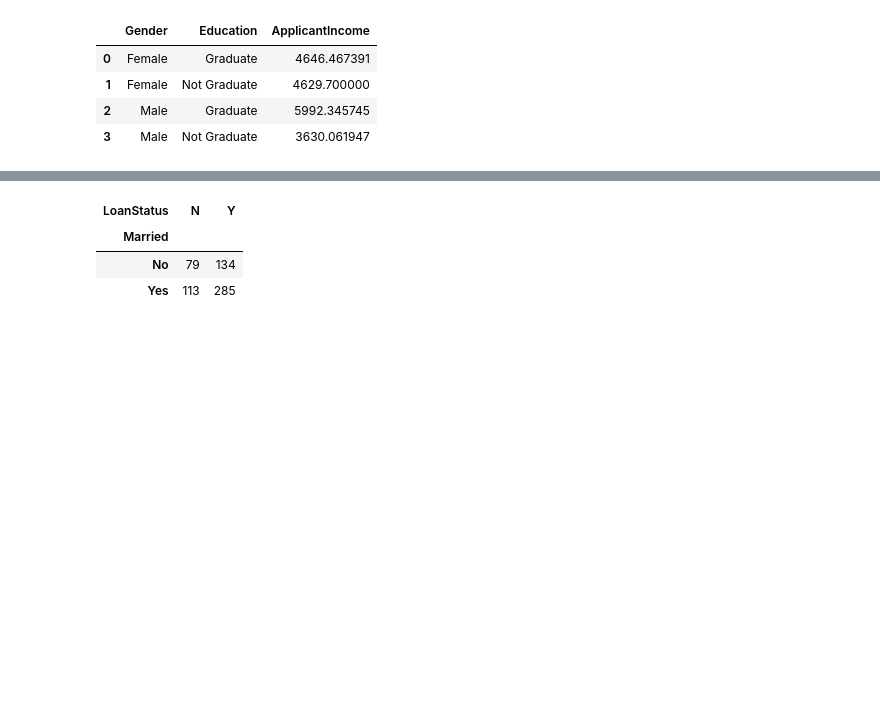
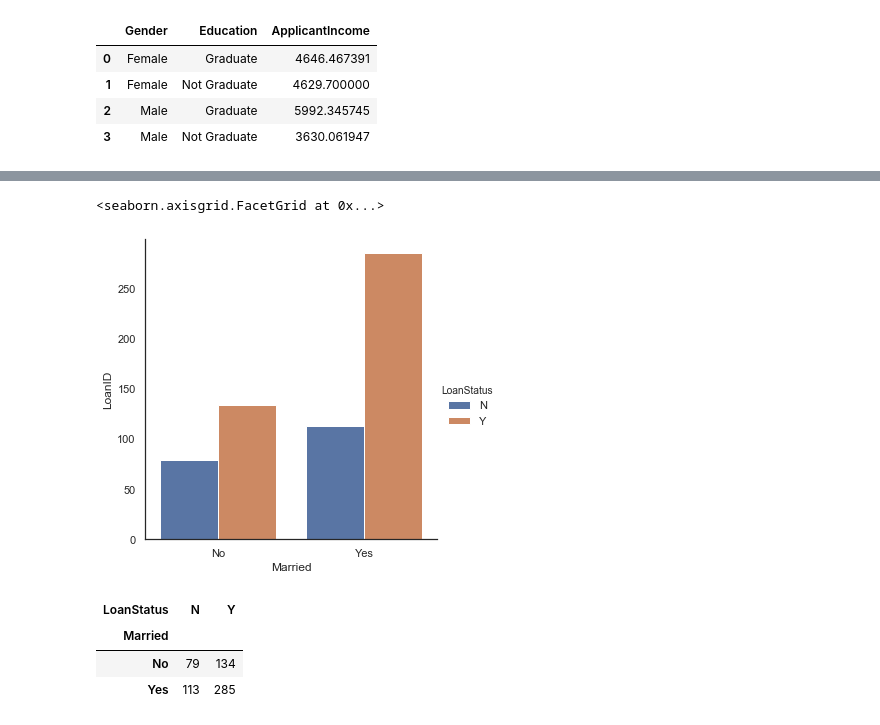
Before and after one commit to SaiPrathek/DS_01_MAY_2020, a Jupyter notebook: loan/loan_prediction.ipynb, the cells around one changed output, grey strips where cells are left out. Cells and saved outputs as stored; diff of their text form; code cells hidden in the pictures; blank space fills up the shorter version.

```diff
--- a/loan/loan_prediction.ipynb
+++ b/loan/loan_prediction.ipynb
@@ -364,7 +372,6 @@ train.groupby(['Gender','Education'], as_index=False)['ApplicantIncome'].mean()
 | 3 | Male | Not Graduate | 3630.061947 |
 # %%
 d = train.groupby(by=["LoanStatus","Married"], as_index=False)['LoanID'].count()
-d.rename(columns={'LoanID':'Count'}, inplace=True)
 print(d)
-# sns.catplot(x="Loan_Status",y="Loan_ID", hue="Gender",col="Married", data=d, kind="bar")
+sns.catplot(x="Married",y="LoanID", hue="LoanStatus", data=d, kind="bar")
 # %% [output]
@@ -376,3 +383,5 @@ print(d)
+<seaborn.axisgrid.FacetGrid at 0x...>
+[figure, added]
 # %%
 train.pivot_table(index = "Married", columns="LoanStatus", values='LoanID',aggfunc=len)
 # %% [output]
```
Also changed, not shown: parts of 6 cells of this notebook.
